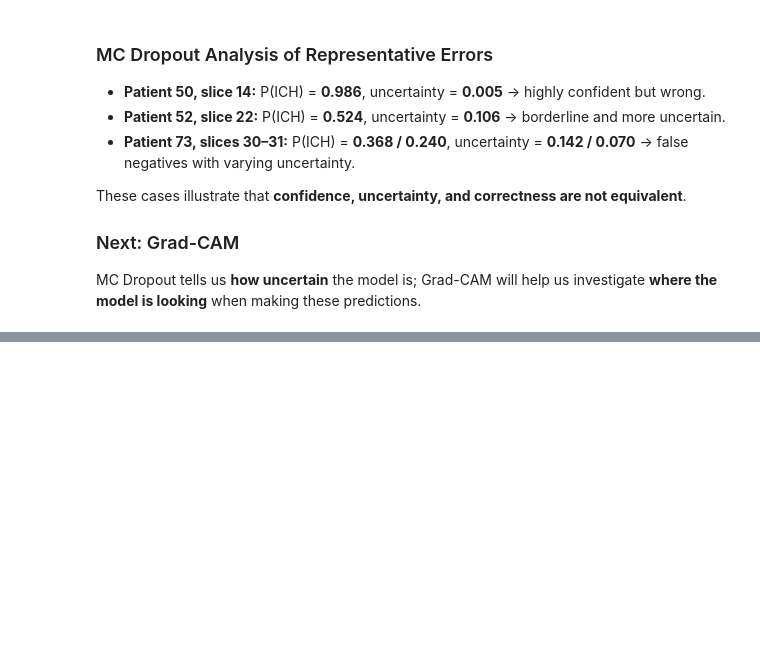
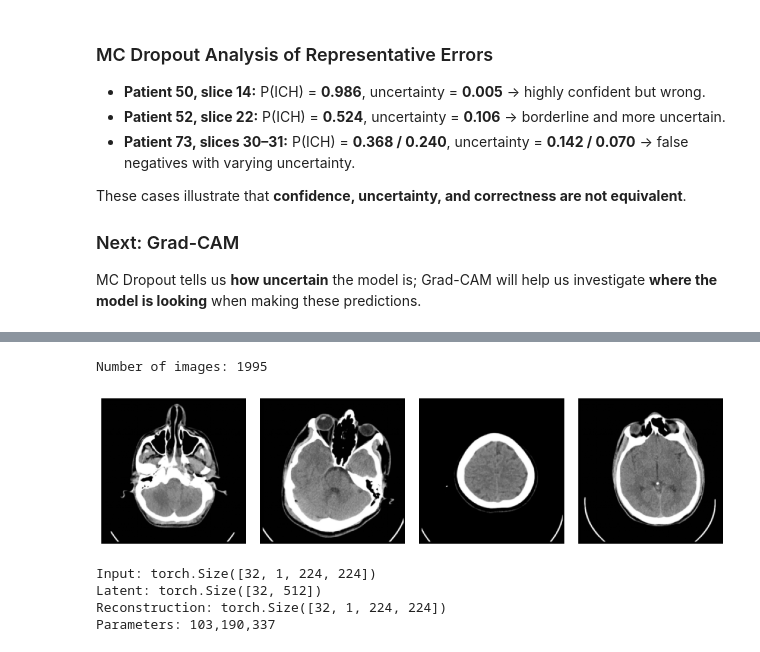
Before and after one commit to MeriemAfafHaddou/explainable-ai-ct-imaging, a Jupyter notebook: diffusion_counterfactual_xai.ipynb, the cells around one changed output, grey strips where cells are left out. Saved outputs shown, nothing was run; the diff lists cells and outputs as text; code cells hidden in the pictures; blank space fills up the shorter version.

Commit message:
add latent-space counterfactual generation

```diff
--- a/diffusion_counterfactual_xai.ipynb
+++ b/diffusion_counterfactual_xai.ipynb
@@ -1444,0 +1459,59 @@ plt.show()
+# %%
+from src.autoencoder import CTICHAutoencoderDataset, get_autoencoder_transforms
+
+autoencoder_dataset = CTICHAutoencoderDataset(
+    diagnosis_df=diagnosis_df,
+    data_dir=DATA_DIR,
+    patient_ids=sorted(development_patient_ids),
+    transform=get_autoencoder_transforms(),
+)
+
+autoencoder_loader = DataLoader(
+    autoencoder_dataset,
+    batch_size=32,
+    shuffle=True,
+    num_workers=4,
+    pin_memory=False,
+)
+
+print(f"Number of images: {len(autoencoder_dataset)}")
+# %% [output]
+Number of images: 1995
+# %%
+fig, axes = plt.subplots(1, 4, figsize=(12, 3))
+
+for i, ax in enumerate(axes):
+    ax.imshow(images[i, 0], cmap="gray")
+    ax.axis("off")
+
+plt.tight_layout()
+plt.show()
+# %% [output]
+[figure, added]
+# %%
+from src.autoencoder import CTICHAutoencoder
+
+autoencoder = CTICHAutoencoder(latent_dim=512).to(device)
+images = images.to(device)
+
+with torch.no_grad():
+    latent = autoencoder.encode(images)
+    reconstruction = autoencoder(images)
+
+# Check the output shape
+print("Input:", images.shape)
+print("Latent:", latent.shape)
+print("Reconstruction:", reconstruction.shape)
+
+# Check the parameter count
+num_parameters = sum(
+    parameter.numel()
+    for parameter in autoencoder.parameters()
+)
+
+print(f"Parameters: {num_parameters:,}")
+# %% [output]
+Input: torch.Size([32, 1, 224, 224])
+Latent: torch.Size([32, 512])
+Reconstruction: torch.Size([32, 1, 224, 224])
+Parameters: 103,190,337
```
Also changed, not shown: parts of 10 cells of this notebook, 1 other file.
